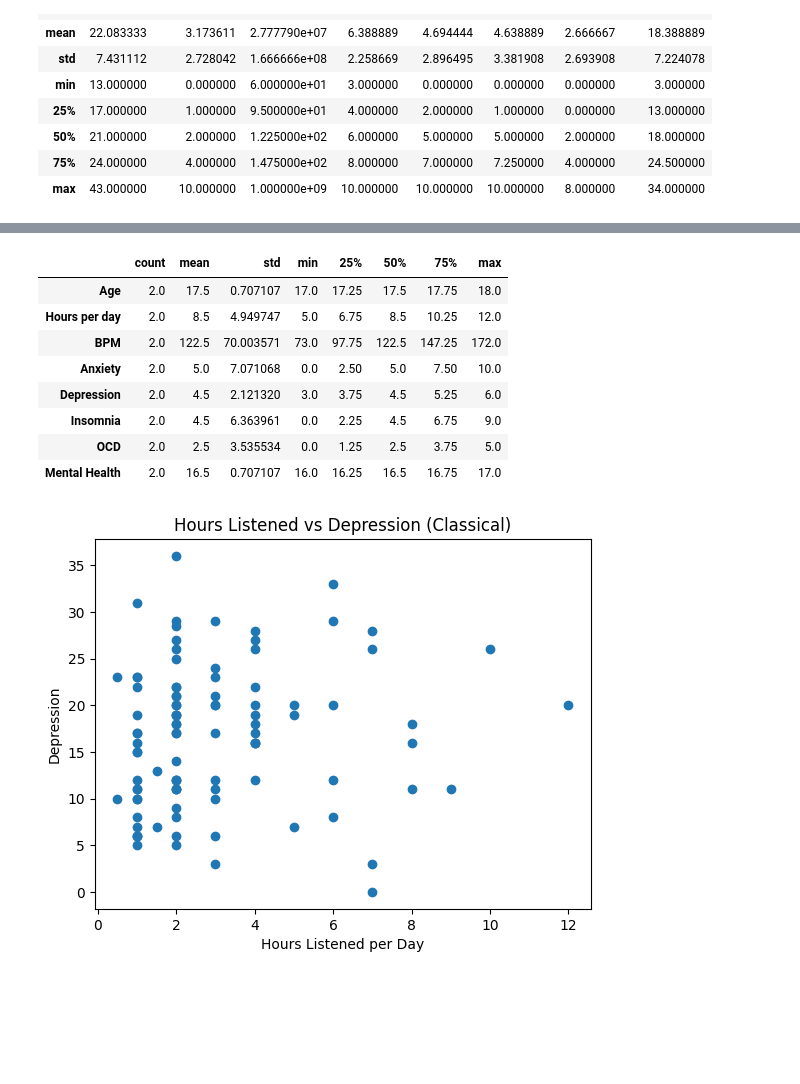
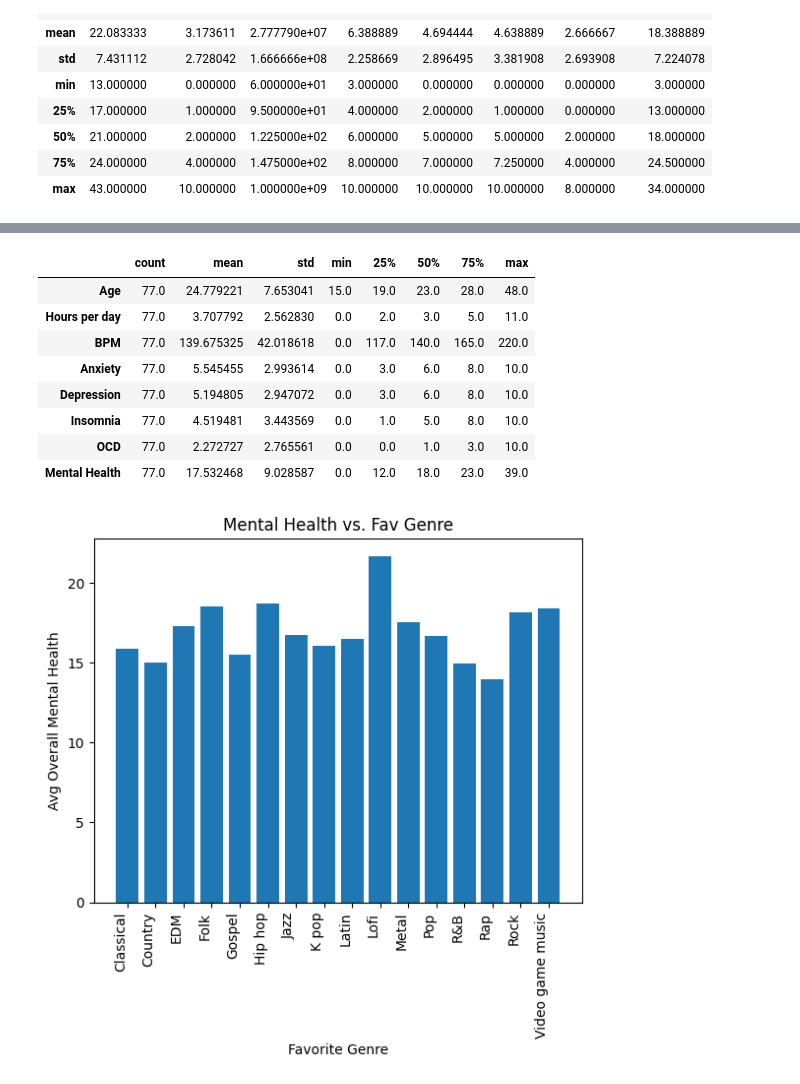
Before and after one commit to pkarey/project-1, a Jupyter notebook: working_code.ipynb, the cells around one changed output, grey strips where cells are left out. Saved outputs shown, nothing was run; the diff lists cells and outputs as text; code cells hidden in the pictures; blank space fills up the shorter version.

```diff
--- a/working_code.ipynb
+++ b/working_code.ipynb
@@ -52,0 +41,22 @@ music.head()
+# %%
+music = music.dropna(axis= 0)
+music = music.drop('Instrumentalist', axis= 1)
+music = music.drop('Composer', axis= 1)
+music = music.drop('Frequency [Classical]', axis= 1)
+music = music.drop('Frequency [Country]', axis= 1)
+music = music.drop('Frequency [EDM]', axis= 1)
+music = music.drop('Frequency [Folk]', axis= 1)
+music = music.drop('Frequency [Gospel]', axis= 1)
+music = music.drop('Frequency [Hip hop]', axis= 1)
+music = music.drop('Frequency [Jazz]', axis= 1)
+music = music.drop('Frequency [K pop]', axis= 1)
+music = music.drop('Frequency [Latin]', axis= 1)
+music = music.drop('Frequency [Lofi]', axis= 1)
+music = music.drop('Frequency [Metal]', axis= 1)
+music = music.drop('Frequency [Pop]', axis= 1)
+music = music.drop('Frequency [R&B]', axis= 1)
+music = music.drop('Frequency [Rap]', axis= 1)
+music = music.drop('Frequency [Rock]', axis= 1)
+music = music.drop('Frequency [Video game music]', axis= 1)
+music['Mental Health'] = music['Anxiety'] + music['Depression'] + music['Insomnia'] + music['OCD']
+music.head()
@@ -52,0 +98,3 @@ music.head()
+# %%
+music['Avg Mental Health'] = ['Below' if m >= 18 else 'Above' for m in music['Mental Health']]
+music.head()
@@ -108,3 +198,6 @@ video_game.describe()
 | 50% | 21.000000 | 2.000000 | 1.225000e+02 | 6.000000 | 5.000000 | 5.000000 | 2.000000 | 18.000000 |
 | 75% | 24.000000 | 4.000000 | 1.475000e+02 | 8.000000 | 7.000000 | 7.250000 | 4.000000 | 24.500000 |
 | max | 43.000000 | 10.000000 | 1.000000e+09 | 10.000000 | 10.000000 | 10.000000 | 8.000000 | 34.000000 |
+# %%
+mean_mental_health = music.groupby('Fav genre', as_index= False)['Mental Health'].mean()
+mean_mental_health
@@ -125,24 +236,25 @@ folk_stat = folk.describe().transpose()
 lofi_stat = lofi.describe().transpose()
 gospel_stat = gospel.describe().transpose()
 latin_stat = latin.describe().transpose()
-latin_stat
+metal_stat
 # %% [output]
 |  | count | mean | std | min | 25% | 50% | 75% | max |
-| Age | 2.0 | 17.5 | 0.707107 | 17.0 | 17.25 | 17.5 | 17.75 | 18.0 |
-| Hours per day | 2.0 | 8.5 | 4.949747 | 5.0 | 6.75 | 8.5 | 10.25 | 12.0 |
-| BPM | 2.0 | 122.5 | 70.003571 | 73.0 | 97.75 | 122.5 | 147.25 | 172.0 |
-| Anxiety | 2.0 | 5.0 | 7.071068 | 0.0 | 2.50 | 5.0 | 7.50 | 10.0 |
-| Depression | 2.0 | 4.5 | 2.121320 | 3.0 | 3.75 | 4.5 | 5.25 | 6.0 |
-| Insomnia | 2.0 | 4.5 | 6.363961 | 0.0 | 2.25 | 4.5 | 6.75 | 9.0 |
-| OCD | 2.0 | 2.5 | 3.535534 | 0.0 | 1.25 | 2.5 | 3.75 | 5.0 |
-| Mental Health | 2.0 | 16.5 | 0.707107 | 16.0 | 16.25 | 16.5 | 16.75 | 17.0 |
+| Age | 77.0 | 24.779221 | 7.653041 | 15.0 | 19.0 | 23.0 | 28.0 | 48.0 |
+| Hours per day | 77.0 | 3.707792 | 2.562830 | 0.0 | 2.0 | 3.0 | 5.0 | 11.0 |
+| BPM | 77.0 | 139.675325 | 42.018618 | 0.0 | 117.0 | 140.0 | 165.0 | 220.0 |
+| Anxiety | 77.0 | 5.545455 | 2.993614 | 0.0 | 3.0 | 6.0 | 8.0 | 10.0 |
+| Depression | 77.0 | 5.194805 | 2.947072 | 0.0 | 3.0 | 6.0 | 8.0 | 10.0 |
+| Insomnia | 77.0 | 4.519481 | 3.443569 | 0.0 | 1.0 | 5.0 | 8.0 | 10.0 |
+| OCD | 77.0 | 2.272727 | 2.765561 | 0.0 | 0.0 | 1.0 | 3.0 | 10.0 |
+| Mental Health | 77.0 | 17.532468 | 9.028587 | 0.0 | 12.0 | 18.0 | 23.0 | 39.0 |
 # %%
-x = pop['Hours per day']
-y = pop['Mental Health']
-plt.scatter(x, y)
-plt.xlabel("Hours Listened per Day")
-plt.ylabel("Depression")
-plt.title("Hours Listened vs Depression (Classical)")
+x = mean_mental_health['Fav genre']
+y = mean_mental_health['Mental Health']
+plt.bar(x, y)
+plt.xlabel("Favorite Genre")
+plt.ylabel("Avg Overall Mental Health")
+plt.xticks(rotation= 90, ha= 'right')
+plt.title("Mental Health vs. Fav Genre")
 plt.show()
 # %% [output]
-[figure, old version]
+[figure, new version]
```
Also changed, not shown: parts of 11 cells of this notebook.
